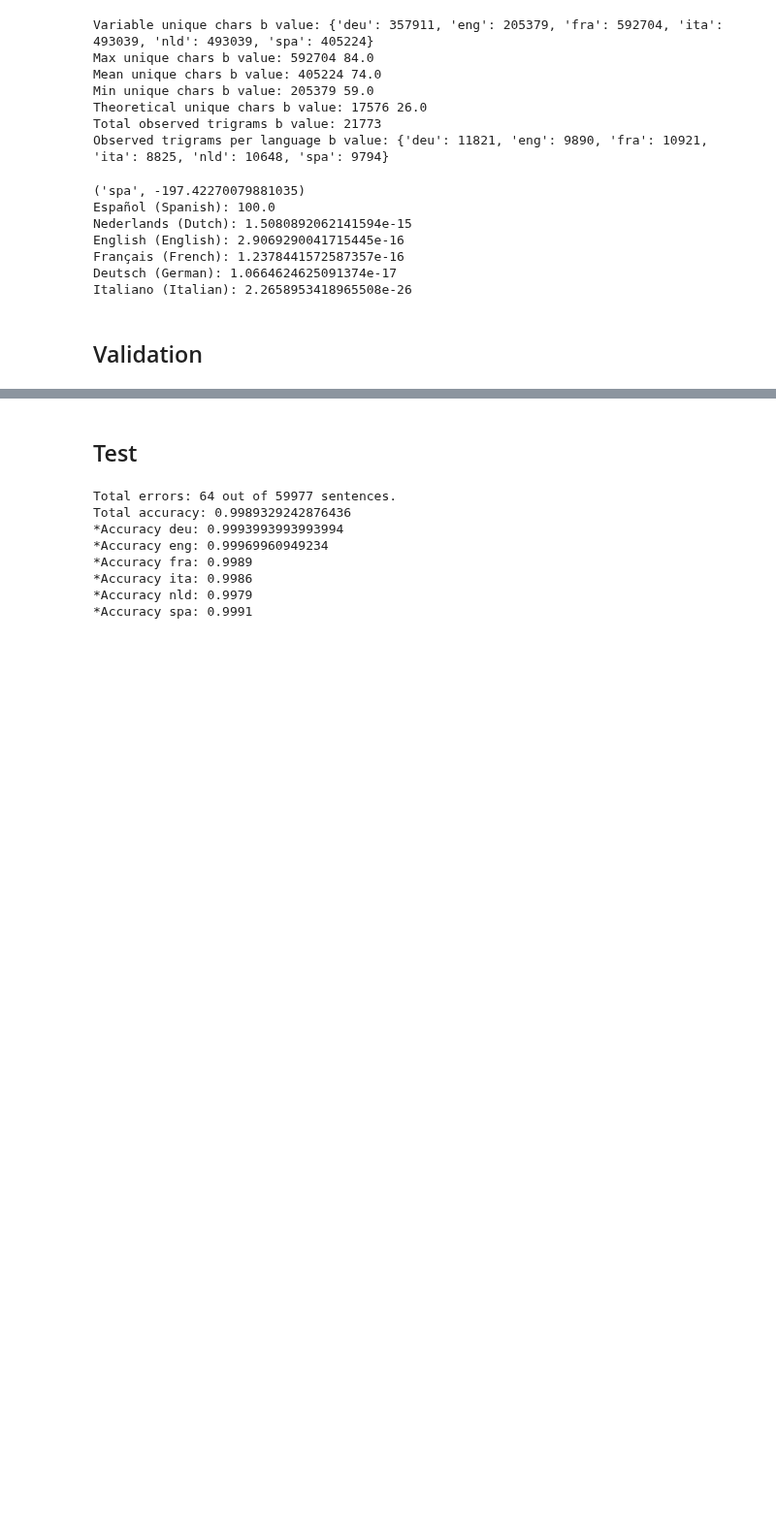
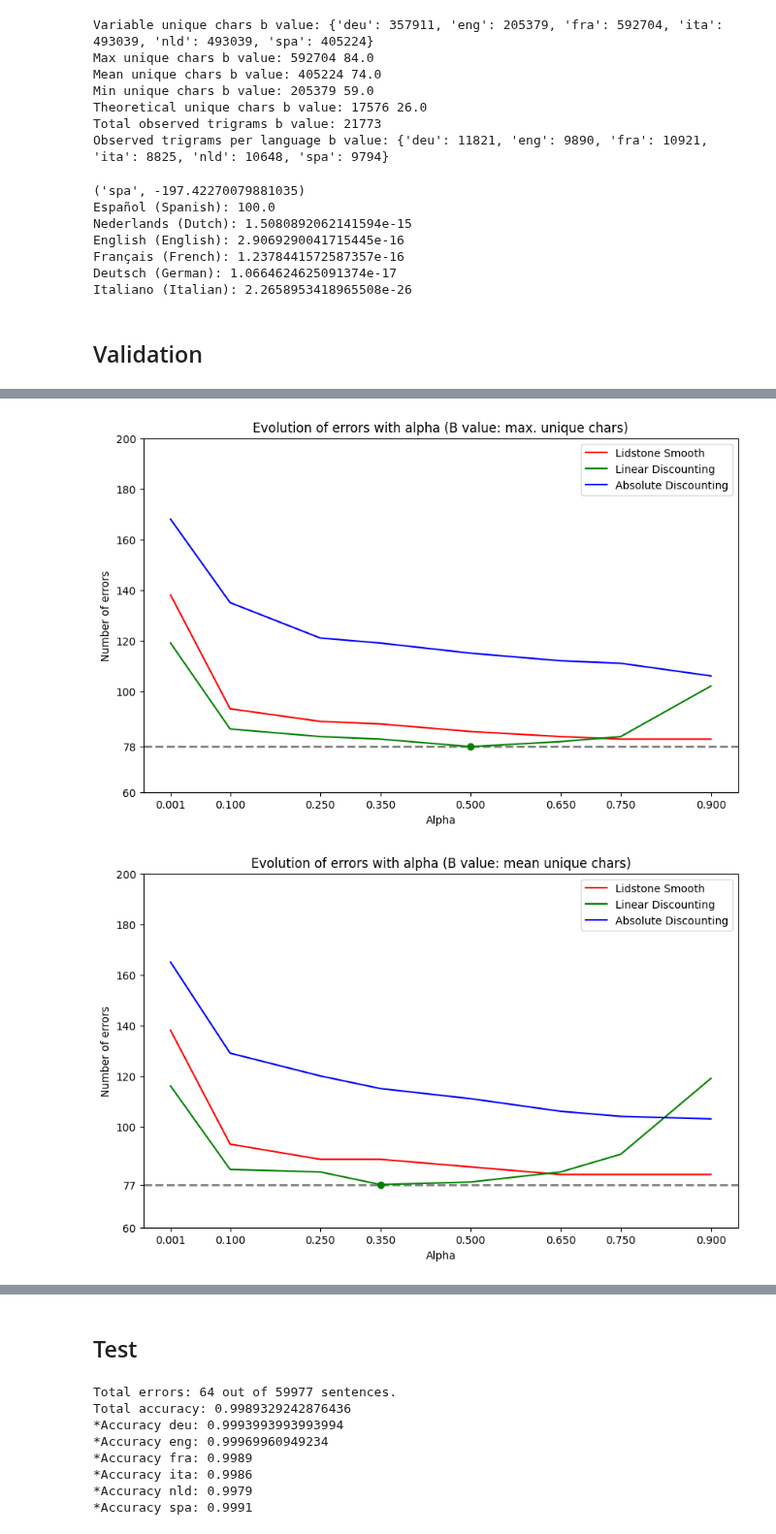
Before and after one commit to caiselvas/language-identification, a Jupyter notebook: main.ipynb, the cells around one changed output, grey strips where cells are left out. Shown at 97% size. Drawn from its saved outputs; the diff is of its cells as text; code cells hidden in the pictures; blank space fills up the shorter version.

```diff
--- a/main.ipynb
+++ b/main.ipynb
@@ -118,7 +124,7 @@ val_test = {key: value[1] for key, value in validation_trigrams.items()}
 def accuracy_validation(smooth: Callable = lidstone_smooth, param: float = 0.5, b_value_dict: dict = b_values):
     validation_errors = []
     totals_val = {key: sum(val_train[key].values()) for key in val_train.keys()}
-    probabilities = create_prob_dict(b_value_dict=b_values, smooth=smooth, param=param, model=val_train, total=totals_val, unique=unique_trigrams)
+    probabilities = create_prob_dict(b_value_dict=b_value_dict, smooth=smooth, param=param, model=val_train, total=totals_val, unique=unique_trigrams)
     for lang in languages.keys():
         for sentence in val_trigrams[lang]:
             probs = []
@@ -232,0 +170,45 @@ Smoothing: absolute_discounting, B value: observed trigrams per language, Alpha:
+# %%
+# Plots to show the evolution of errors with alpha
+for b_key in b_values.keys():
+    plt.figure(figsize=(10, 6))
+
+    # Plot the minimum number of errors (mark all the minimums with a black dot)
+    min_errors = min(y_values[b_key][lidstone_smooth.__name__] + y_values[b_key][linear_discounting.__name__] + y_values[b_key][absolute_discounting.__name__])
+
+    plt.axhline(y=min_errors, color='grey', linestyle='--', linewidth=2, zorder=1) # Add a horizontal line to mark the minimum number of errors
+
+    plt.plot(x_values[b_key][lidstone_smooth.__name__], y_values[b_key][lidstone_smooth.__name__], label="Lidstone Smooth", color='red')
+    plt.plot(x_values[b_key][linear_discounting.__name__], y_values[b_key][linear_discounting.__name__], label="Linear Discounting", color='green')
+    plt.plot(x_values[b_key][absolute_discounting.__name__], y_values[b_key][absolute_discounting.__name__], label="Absolute Discounting", color='blue')
+
+    for i in range(len(x_values[b_key][lidstone_smooth.__name__])):
+        if y_values[b_key][lidstone_smooth.__name__][i] == min_errors:
+            plt.scatter(x_values[b_key][lidstone_smooth.__name__][i], y_values[b_key][lidstone_smooth.__name__][i], color="red", zorder=3)
+
+    for i in range(len(x_values[b_key][linear_discounting.__name__])):
+        if y_values[b_key][linear_discounting.__name__][i] == min_errors:
+            plt.scatter(x_values[b_key][linear_discounting.__name__][i], y_values[b_key][linear_discounting.__name__][i], color="green", zorder=3)
+
+    for i in range(len(x_values[b_key][absolute_discounting.__name__])):
+        if y_values[b_key][absolute_discounting.__name__][i] == min_errors:
+            plt.scatter(x_values[b_key][absolute_discounting.__name__][i], y_values[b_key][absolute_discounting.__name__][i], color="blue", zorder=3)
+
+    plt.title(f'Evolution of errors with alpha (B value: {b_key})')
+    plt.xlabel('Alpha')
+    plt.xticks(alphas)
+    plt.ylim(60, 200) # Limit the y axis to 200 errors to compare the different plots
+    plt.yticks([tick for tick in list(plt.yticks()[0]) if abs(tick - min_errors) >= 10] + [min_errors]) # Add the minimum number of errors to the y axis
+    plt.ylabel('Number of errors')
+    plt.legend()
+    plt.savefig(f'./plots/validation_errors_b_{b_key.replace(" ", "_")}.png')
+    plt.show()
+    plt.close()
+
+# Print the results of the validation sorted by the number of errors
+print("VALIDATION RESULTS:")
+validation_results_sorted = sorted(validation_results_dict.values(), key = lambda x: len(x["errors"]))
+for res in validation_results_sorted:
+    print(f"Smoothing: {res['smoothing']}, B value: {res['b_value']}, Alpha: {res['alpha']}, Errors: {len(res['errors'])}")
+# %% [output]
+[figure, added]
+[figure, added]
```
Also changed, not shown: parts of 7 cells of this notebook, 15 other files.
